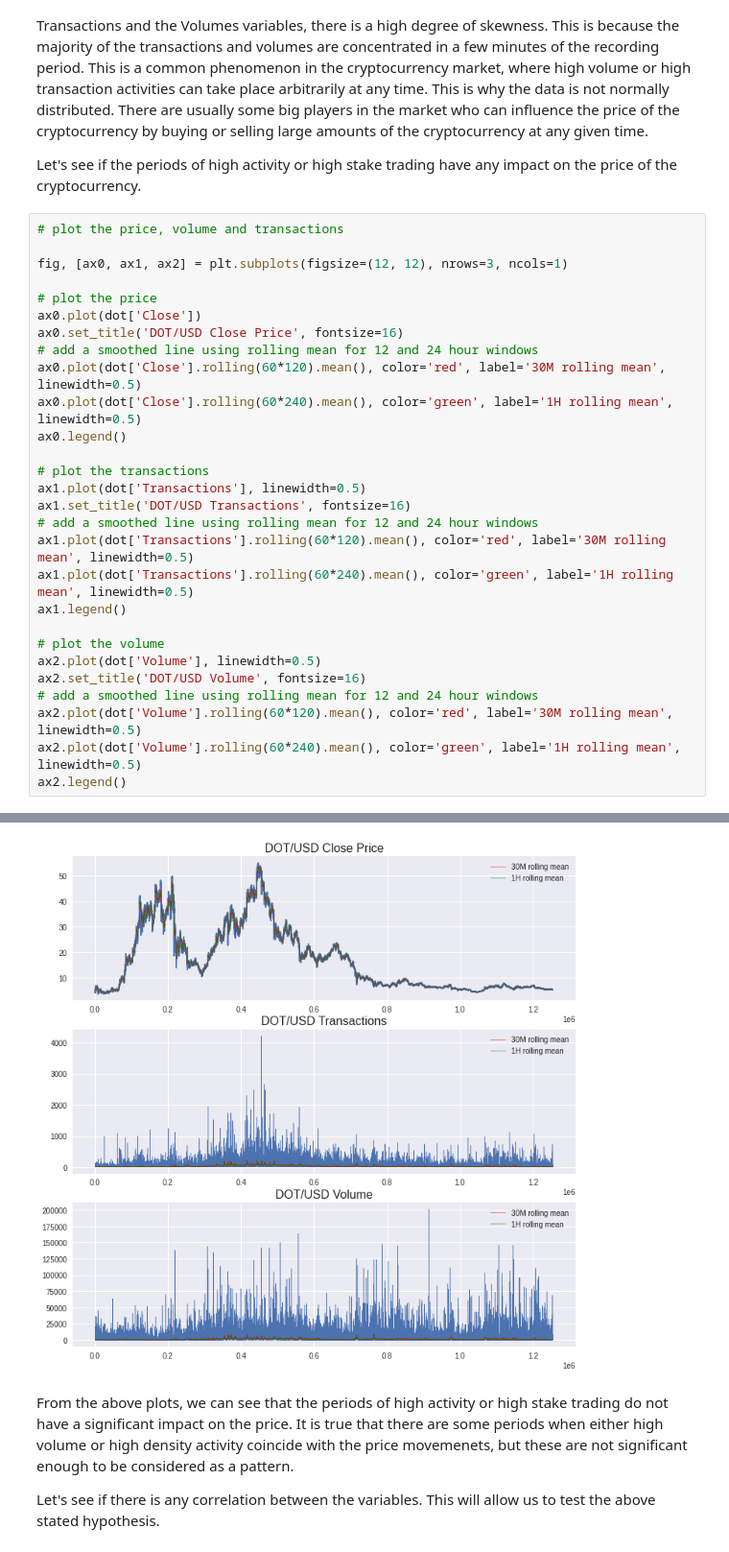
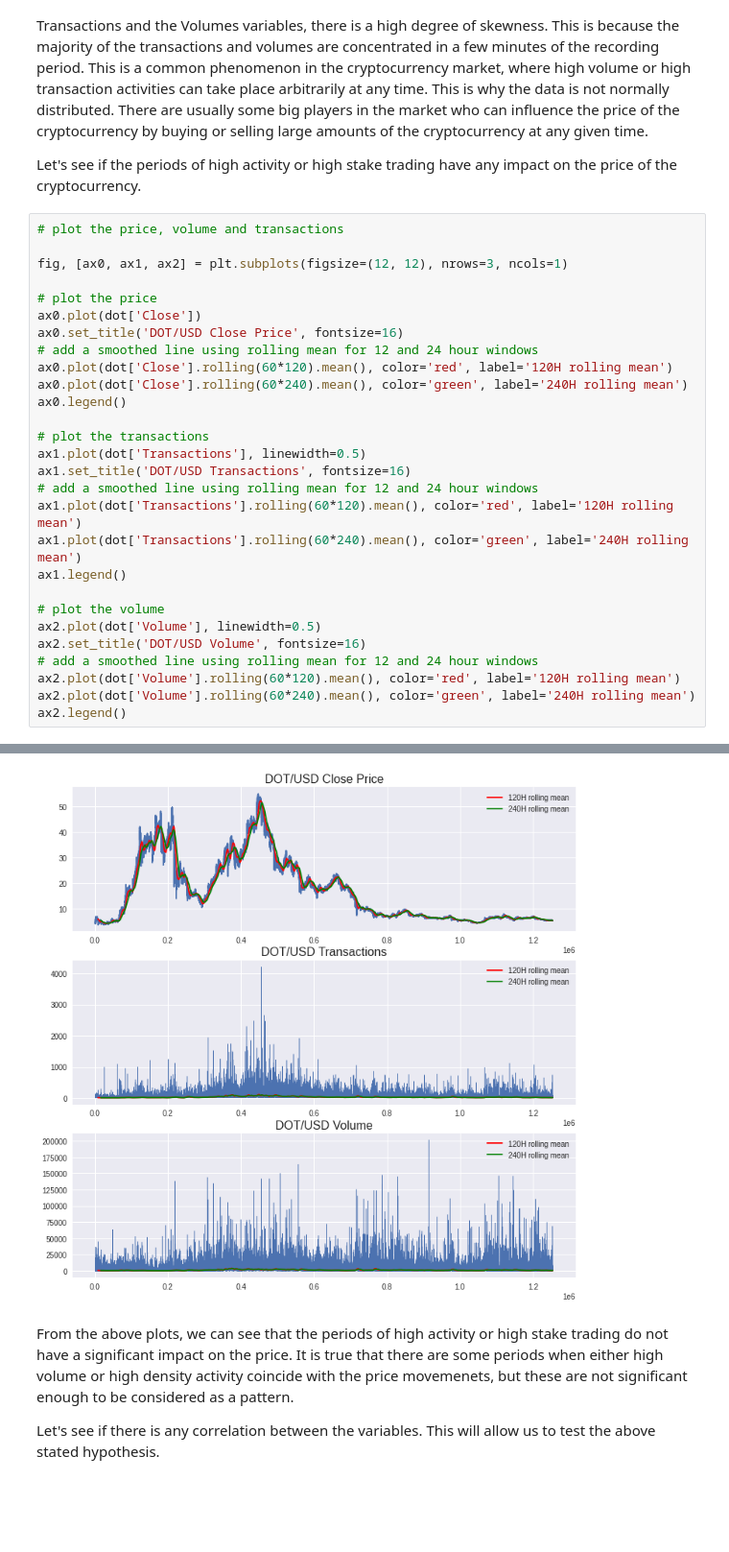
Before and after one commit to ADA-GWU/guidedresearchproject-DataMonarch, a Jupyter notebook: notebooks/interrim_report.ipynb, the cells around one changed output, grey strips where cells are left out. Shown: that part at 96% size. Drawn from its saved outputs; the diff is of its cells as text; blank space fills up the shorter version.

```diff
--- a/notebooks/interrim_report.ipynb
+++ b/notebooks/interrim_report.ipynb
@@ -203,34 +208,34 @@ Let's see if the periods of high activity or high stake trading have any impact
 # %%
 # plot the price, volume and transactions
 
 fig, [ax0, ax1, ax2] = plt.subplots(figsize=(12, 12), nrows=3, ncols=1)
 
 # plot the price
 ax0.plot(dot['Close'])
 ax0.set_title('DOT/USD Close Price', fontsize=16)
 # add a smoothed line using rolling mean for 12 and 24 hour windows
-ax0.plot(dot['Close'].rolling(60*120).mean(), color='red', label='30M rolling mean', linewidth=0.5)
-ax0.plot(dot['Close'].rolling(60*240).mean(), color='green', label='1H rolling mean', linewidth=0.5)
+ax0.plot(dot['Close'].rolling(60*120).mean(), color='red', label='120H rolling mean')
+ax0.plot(dot['Close'].rolling(60*240).mean(), color='green', label='240H rolling mean')
 ax0.legend()
 
 # plot the transactions
 ax1.plot(dot['Transactions'], linewidth=0.5)
 ax1.set_title('DOT/USD Transactions', fontsize=16)
 # add a smoothed line using rolling mean for 12 and 24 hour windows
-ax1.plot(dot['Transactions'].rolling(60*120).mean(), color='red', label='30M rolling mean', linewidth=0.5)
-ax1.plot(dot['Transactions'].rolling(60*240).mean(), color='green', label='1H rolling mean', linewidth=0.5)
+ax1.plot(dot['Transactions'].rolling(60*120).mean(), color='red', label='120H rolling mean')
+ax1.plot(dot['Transactions'].rolling(60*240).mean(), color='green', label='240H rolling mean')
 ax1.legend()
 
 # plot the volume
 ax2.plot(dot['Volume'], linewidth=0.5)
 ax2.set_title('DOT/USD Volume', fontsize=16)
 # add a smoothed line using rolling mean for 12 and 24 hour windows
-ax2.plot(dot['Volume'].rolling(60*120).mean(), color='red', label='30M rolling mean', linewidth=0.5)
-ax2.plot(dot['Volume'].rolling(60*240).mean(), color='green', label='1H rolling mean', linewidth=0.5)
+ax2.plot(dot['Volume'].rolling(60*120).mean(), color='red', label='120H rolling mean')
+ax2.plot(dot['Volume'].rolling(60*240).mean(), color='green', label='240H rolling mean')
 ax2.legend()
 # %% [output]
 <matplotlib.legend.Legend at 0x...>
-[figure, old version]
+[figure, new version]
 # %% [markdown]
 From the above plots, we can see that the periods of high activity or high stake trading do not have a significant impact on the price. It is true that there are some periods when either high volume or high density activity coincide with the price movemenets, but these are not significant enough to be considered as a pattern.
 
```
Also changed, not shown: parts of 4 cells of this notebook.
